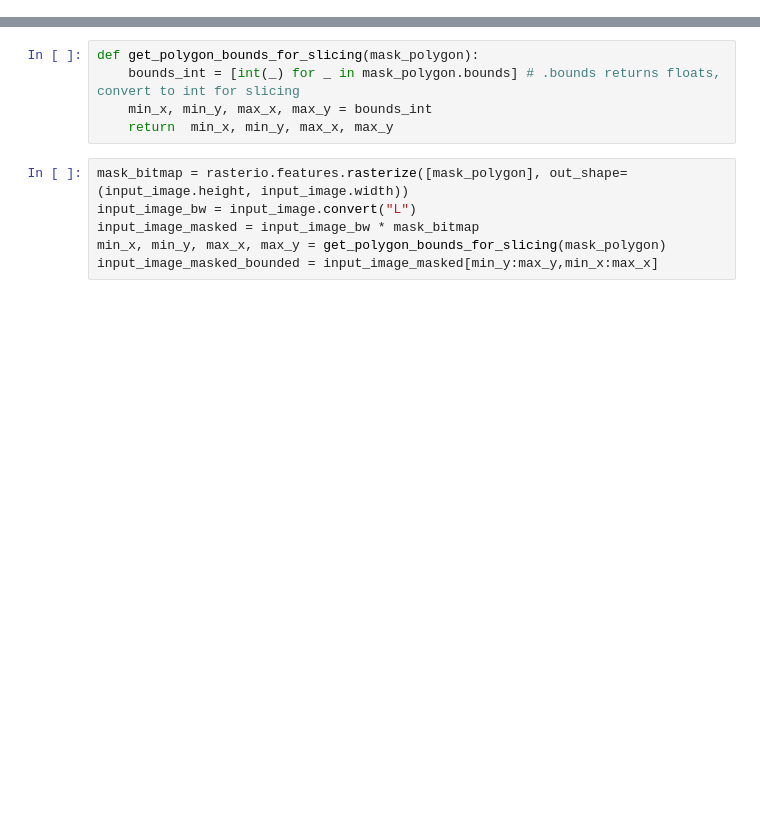
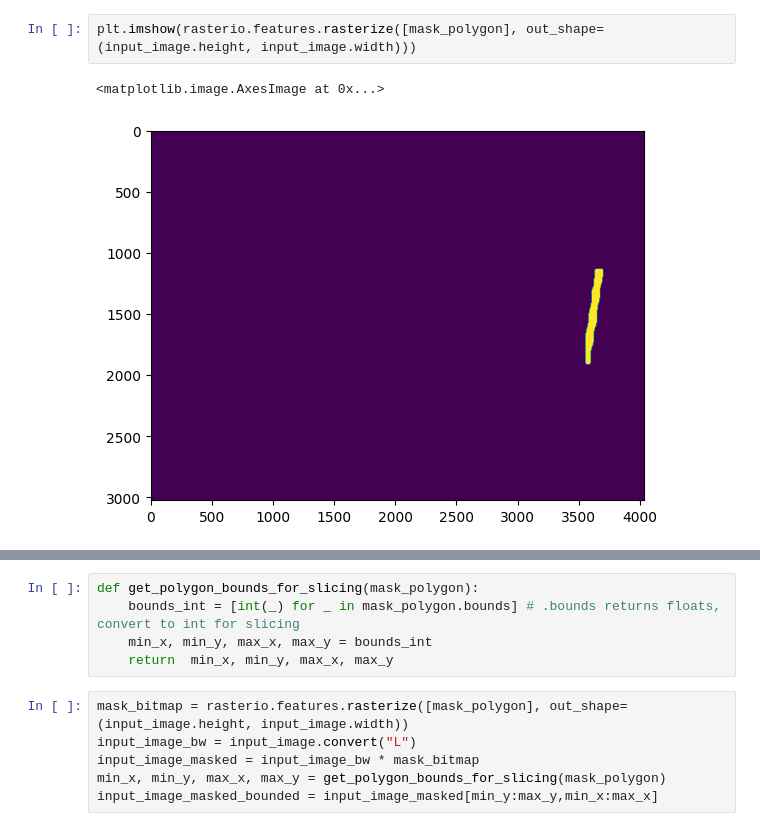
Before and after one commit to jsfriedman/shelfscan, a Jupyter notebook: notebooks/moment_of_interia.ipynb, the cells around one changed output, grey strips where cells are left out. Drawn from its saved outputs; the diff is of its cells as text; blank space fills up the shorter version.

```diff
--- a/notebooks/moment_of_interia.ipynb
+++ b/notebooks/moment_of_interia.ipynb
@@ -32,3 +33,8 @@ mask_polygon
+# %%
+plt.imshow(rasterio.features.rasterize([mask_polygon], out_shape=(input_image.height, input_image.width)))
+# %% [output]
+<matplotlib.image.AxesImage at 0x...>
+[figure, added]
 # %%
 area = mask_polygon.area
 centroid = mask_polygon.centroid.coords[0]
```
Also changed, not shown: parts of 13 cells of this notebook.
